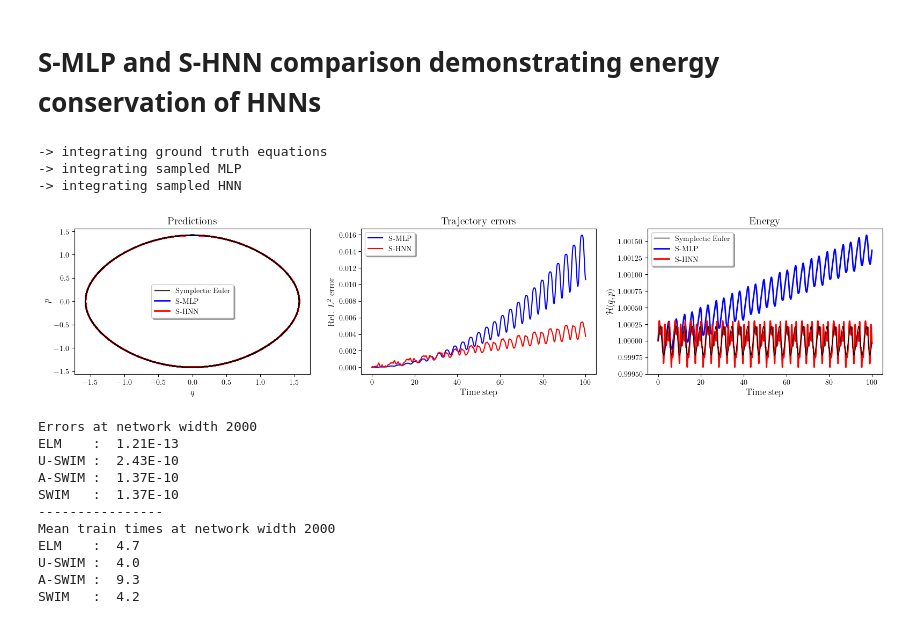
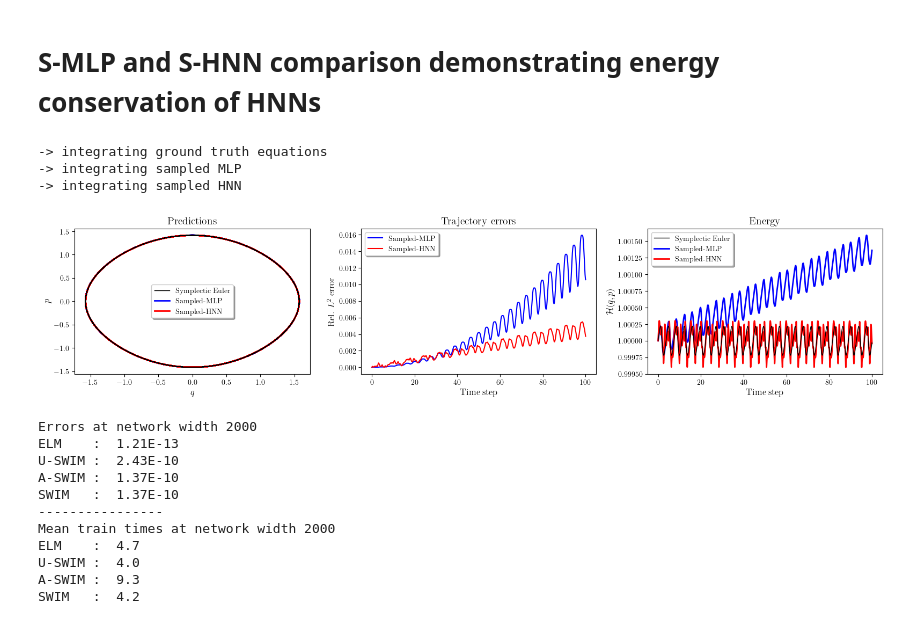
Before and after one commit to AlphaGergedan/Sampling-HNNs, a Jupyter notebook: analyze_single_pendulum.ipynb, the cells around one changed output. Cells and saved outputs as stored; diff of their text form; code cells hidden in the pictures.

Commit message:
rename S-* into Sampled-* to avoid confusion

```diff
--- a/analyze_single_pendulum.ipynb
+++ b/analyze_single_pendulum.ipynb
@@ -395,37 +395,37 @@ ax1.set_title(r"Predictions")
 ax1.plot(traj_true[:, 0], traj_true[:, 1], c="black", zorder=2, linewidth=1)
 ax1.plot(traj_pred_s_mlp[:, 0], traj_pred_s_mlp[:, 1], c="blue", zorder=1, linewidth=2)
 ax1.plot(traj_pred_s_hnn[:, 0], traj_pred_s_hnn[:, 1], c="red", zorder=1, linewidth=2)
 ax1.set_xlabel(r"$q$")
 ax1.set_ylabel(r"$p$")
-ax1.legend(["Symplectic Euler", "S-MLP", "S-HNN"], shadow=True, loc="best")
+ax1.legend(["Symplectic Euler", "Sampled-MLP", "Sampled-HNN"], shadow=True, loc="best")
 
 rl2_error_s_mlp = [ l2_error_rel(traj_true[i], traj_pred_s_mlp[i]) for i in range(len(t_eval)) ]
 rl2_error_s_hnn = [ l2_error_rel(traj_true[i], traj_pred_s_hnn[i]) for i in range(len(t_eval)) ]
 ax2.set_title("Trajectory errors")
 ax2.plot(t_eval, rl2_error_s_mlp, c="blue")
 ax2.plot(t_eval, rl2_error_s_hnn, c="red")
 ax2.set_xlabel(r"Time step")
 ax2.set_ylabel("Rel. $L^2$ error")
-ax2.legend(["S-MLP", "S-HNN"], shadow=True, loc="best")
+ax2.legend(["Sampled-MLP", "Sampled-HNN"], shadow=True, loc="best")
 
 energy_true = single_pendulum.H(traj_true)
 energy_s_mlp = single_pendulum.H(traj_pred_s_mlp)
 energy_s_hnn = single_pendulum.H(traj_pred_s_hnn)
 ax3.set_title("Energy")
 ax3.plot(t_eval, energy_true, c="black", zorder=2, linewidth=1)
 ax3.plot(t_eval, energy_s_mlp, c="blue", zorder=1, linewidth=2)
 ax3.plot(t_eval, energy_s_hnn, c="red", zorder=1, linewidth=2)
 ax3.set_xlabel("Time step")
 ax3.set_ylabel(r"$\mathcal{H}(q,p)$")
-ax3.legend(["Symplectic Euler", "S-MLP", "S-HNN"], shadow=True, loc="best")
+ax3.legend(["Symplectic Euler", "Sampled-MLP", "Sampled-HNN"], shadow=True, loc="best")
 
 fig.tight_layout()
 fig.savefig("plots/energy-conservation.pdf")
 # %% [output]
 -> integrating ground truth equations
 -> integrating sampled MLP
 -> integrating sampled HNN
-[figure, old version]
+[figure, new version]
 # %%
 # Analyze the error at network width 2000
 error_means, _, _, time_means, _, _ = get_width_experiment_results(domain="small")
```
Also changed, not shown: 3 other files.
